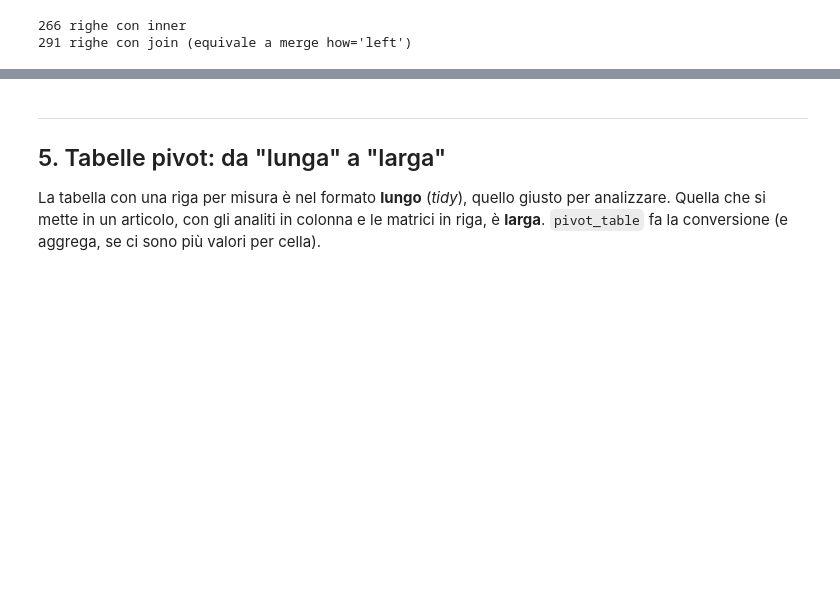
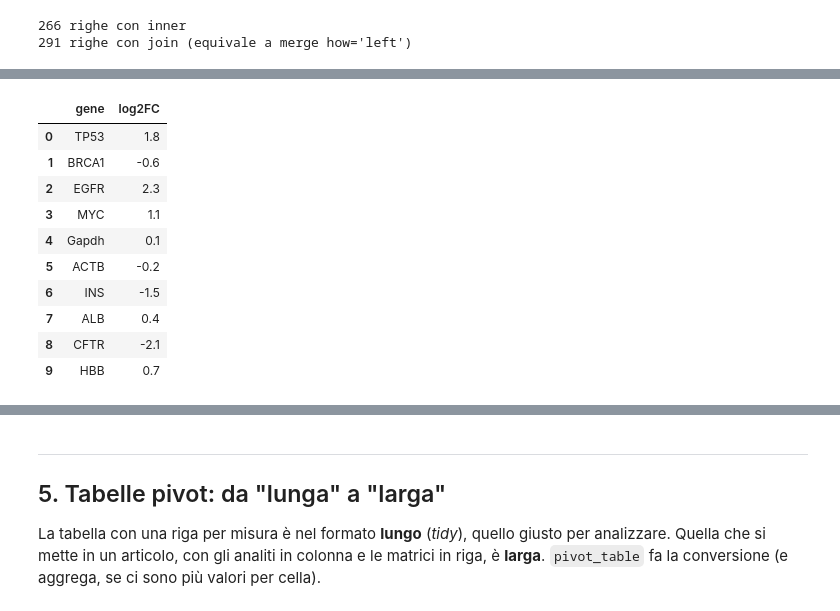
Before and after one commit to LucaBon/corso_python_CNR, a Jupyter notebook: docente/04_G2_pomeriggio_pandas_avanzato_progetto.ipynb, the cells around one changed output, grey strips where cells are left out. Drawn from its saved outputs; the diff is of its cells as text; code cells hidden in the pictures; blank space fills up the shorter version.

```diff
--- a/docente/04_G2_pomeriggio_pandas_avanzato_progetto.ipynb
+++ b/docente/04_G2_pomeriggio_pandas_avanzato_progetto.ipynb
@@ -429,0 +446,18 @@ print(len(stesso), "righe con join (equivale a merge how='left')")
+# %%
+misurati = pd.DataFrame({
+    "gene": ["TP53", "BRCA1", "EGFR", "MYC", "Gapdh", "ACTB", "INS", "ALB", "CFTR", "HBB"],
+    "log2FC": [1.8, -0.6, 2.3, 1.1, 0.1, -0.2, -1.5, 0.4, -2.1, 0.7],      # valori inventati
+})
+misurati
+# %% [output]
+|  | gene | log2FC |
+| 0 | TP53 | 1.8 |
+| 1 | BRCA1 | -0.6 |
+| 2 | EGFR | 2.3 |
+| 3 | MYC | 1.1 |
+| 4 | Gapdh | 0.1 |
+| 5 | ACTB | -0.2 |
+| 6 | INS | -1.5 |
+| 7 | ALB | 0.4 |
+| 8 | CFTR | -2.1 |
+| 9 | HBB | 0.7 |
```
Also changed, not shown: parts of 26 cells of this notebook, 26 other files.
